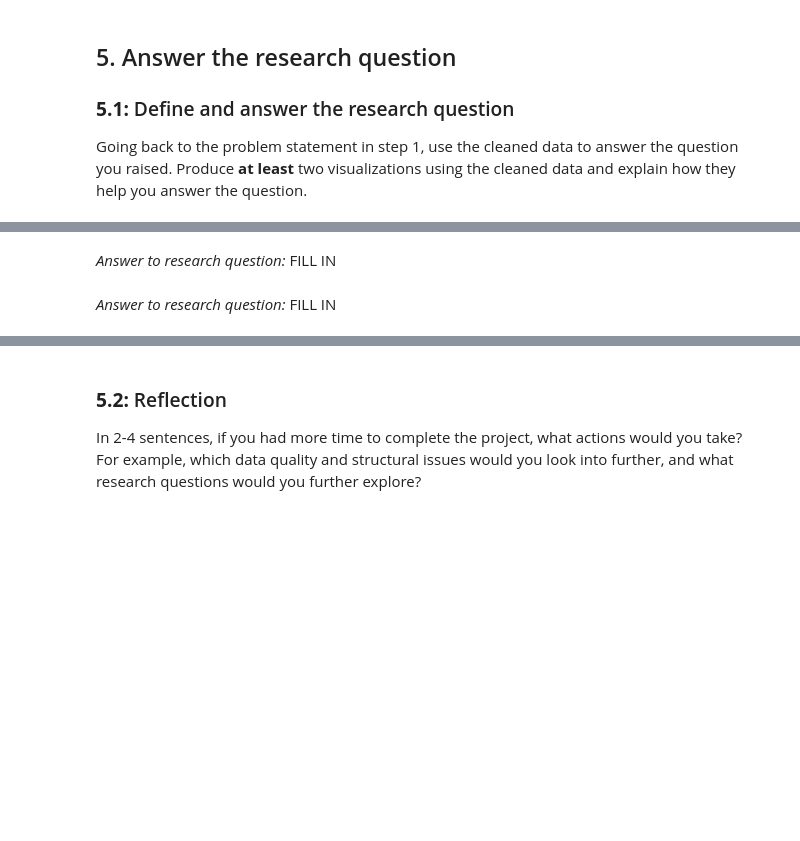
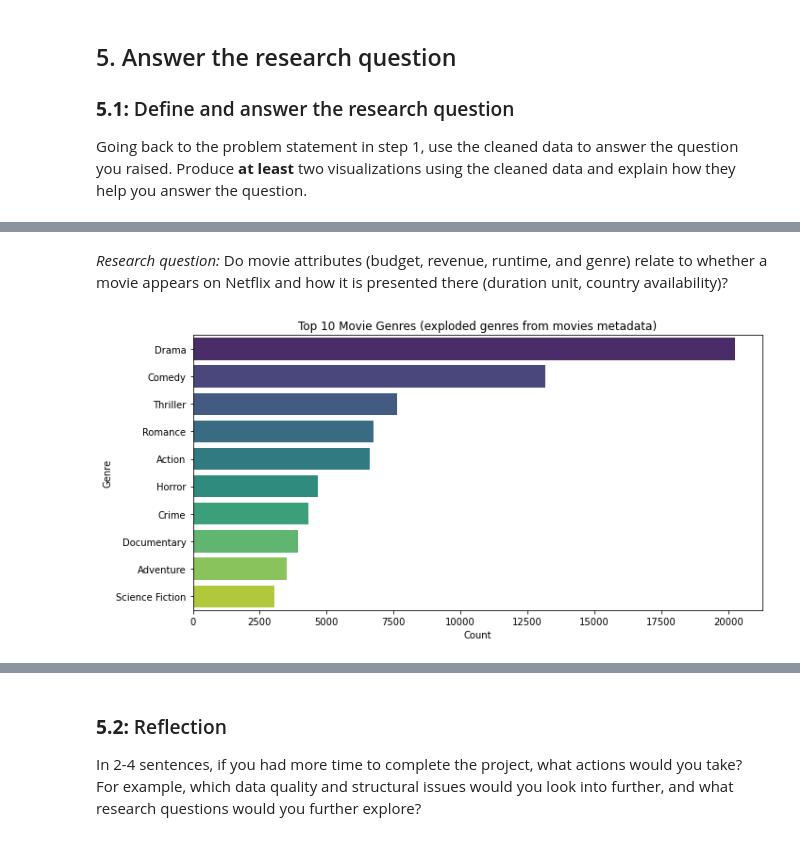
Before and after one commit to 86burke/DAND_Data_wrangling_project, a Jupyter notebook: Data_Wrangling_Project_Starter.ipynb, the cells around one changed output, grey strips where cells are left out. Saved outputs shown, nothing was run; the diff lists cells and outputs as text; code cells hidden in the pictures; blank space fills up the shorter version.

```diff
--- a/Data_Wrangling_Project_Starter.ipynb
+++ b/Data_Wrangling_Project_Starter.ipynb
@@ -88,0 +103,5 @@ Dataset variables:
+# %%
+with open('DATA_SOURCES.txt','w', encoding='utf-8') as f:
+    f.write("movies_metadata.csv — source: https://www.kaggle.com/rounakbanik/the-movies-dataset\n")
+    f.write("netflix_titles.csv — source: https://www.kaggle.com/shivamb/netflix-shows\n")
+print("Wrote DATA_SOURCES.txt with dataset source links.")
@@ -282,0 +365,23 @@ Justification: *FILL IN*
+# %%
+# Apply the cleaning strategy for numeric and date fields
+# Coerce to numeric where appropriate and handle common missing-value encodings
+movies_clean = movies_df.copy()
+
+for col in ['budget', 'revenue', 'runtime']:
+    if col in movies_clean.columns:
+        # remove common non-numeric characters then coerce
+        movies_clean[col] = movies_clean[col].astype(str).str.replace(r'[,$]', '', regex=True).replace({'': np.nan}).astype(object)
+        movies_clean[col] = pd.to_numeric(movies_clean[col], errors='coerce')
+        # treat zeros as missing for budget/revenue since many zeros indicate missing data
+        if col in ['budget', 'revenue']:
+            movies_clean.loc[movies_clean[col] == 0, col] = np.nan
+
+if 'release_date' in movies_clean.columns:
+    movies_clean['release_date_parsed'] = pd.to_datetime(movies_clean['release_date'], errors='coerce', infer_datetime_format=True)
+    movies_clean['release_year_parsed'] = movies_clean['release_date_parsed'].dt.year
+
+print("\nmovies_clean numeric parse summary:")
+for col in ['budget', 'revenue', 'runtime']:
+    if col in movies_clean.columns:
+        s = movies_clean[col]
+        print(f"{col}: total={len(s)}, non-null={s.notna().sum()}, NaN={s.isna().sum()}")
@@ -307,2 +872,0 @@ Going back to the problem statement in step 1, use the cleaned data to answer th
-# %% [markdown]
-*Answer to research question:* FILL IN
@@ -311,2 +873,16 @@ Going back to the problem statement in step 1, use the cleaned data to answer th
-# %% [markdown]
-*Answer to research question:* FILL IN
+# %% [markdown]
+*Research question:* Do movie attributes (budget, revenue, runtime, and genre) relate to whether a movie appears on Netflix and how it is presented there (duration unit, country availability)?
+# %%
+if 'movies_genres' in globals() and not movies_genres.empty:
+    top_genres = movies_genres['genre'].value_counts().nlargest(10)
+    plt.figure(figsize=(10,5))
+    sns.barplot(x=top_genres.values, y=top_genres.index, palette='viridis')
+    plt.title('Top 10 Movie Genres (exploded genres from movies metadata)')
+    plt.xlabel('Count')
+    plt.ylabel('Genre')
+    plt.tight_layout()
+    plt.show()
+else:
+    print("movies_genres not available — ensure genres parsing step executed.")
+# %% [output]
+[figure, added]
```
Also changed, not shown: parts of 73 cells of this notebook, 1 other file.
